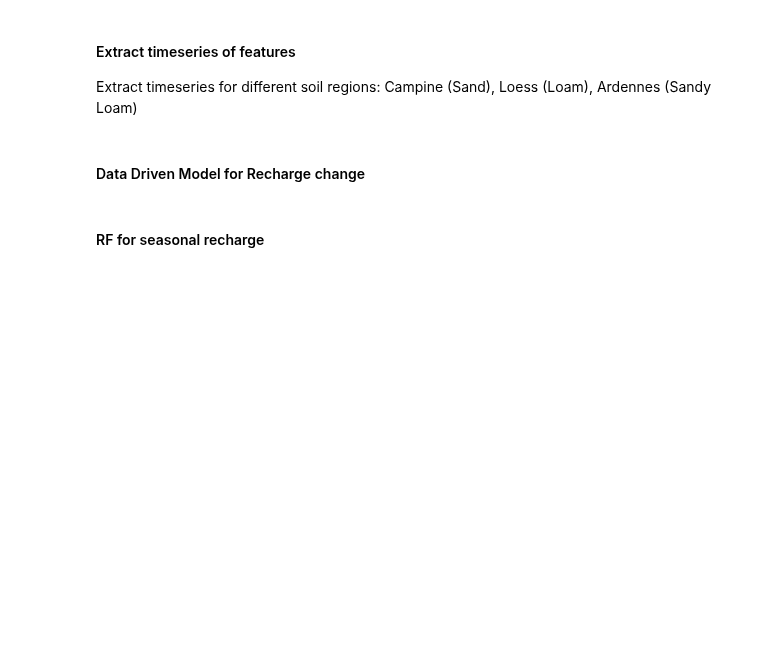
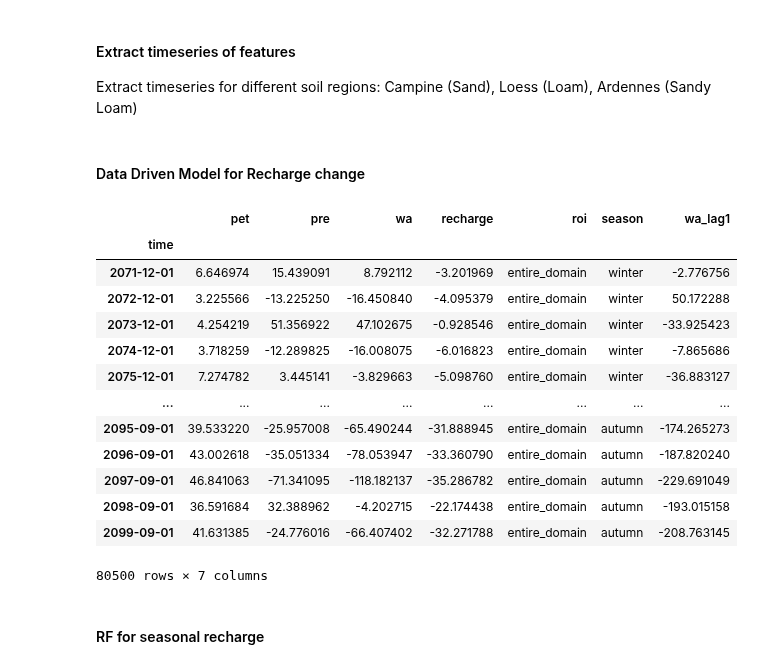
Before and after one commit to klekarkar/pre_post_process_mHM, a Jupyter notebook: recharge_attribution.ipynb, the cells around one changed output. Saved outputs shown, nothing was run; the diff lists cells and outputs as text; code cells hidden in the pictures; blank space fills up the shorter version.

```diff
--- a/recharge_attribution.ipynb
+++ b/recharge_attribution.ipynb
@@ -376,6 +377,23 @@ df_train = pd.concat(df_train_list, axis=0)
 #select the remaining for testing
 df_test_list = [lagged_seasonal_df_list[i] for i in range(len(lagged_seasonal_df_list)) if i not in pixel_indices]
 df_test = pd.concat(df_test_list, axis=0)
+# %%
+df_train
+# %% [output]
+|  | pet | pre | wa | recharge | roi | season | wa_lag1 |
+| time |  |  |  |  |  |  |  |
+| 2071-12-01 | 6.646974 | 15.439091 | 8.792112 | -3.201969 | entire_domain | winter | -2.776756 |
+| 2072-12-01 | 3.225566 | -13.225250 | -16.450840 | -4.095379 | entire_domain | winter | 50.172288 |
+| 2073-12-01 | 4.254219 | 51.356922 | 47.102675 | -0.928546 | entire_domain | winter | -33.925423 |
+| 2074-12-01 | 3.718259 | -12.289825 | -16.008075 | -6.016823 | entire_domain | winter | -7.865686 |
+| 2075-12-01 | 7.274782 | 3.445141 | -3.829663 | -5.098760 | entire_domain | winter | -36.883127 |
+| ... | ... | ... | ... | ... | ... | ... | ... |
+| 2095-09-01 | 39.533220 | -25.957008 | -65.490244 | -31.888945 | entire_domain | autumn | -174.265273 |
+| 2096-09-01 | 43.002618 | -35.051334 | -78.053947 | -33.360790 | entire_domain | autumn | -187.820240 |
+| 2097-09-01 | 46.841063 | -71.341095 | -118.182137 | -35.286782 | entire_domain | autumn | -229.691049 |
+| 2098-09-01 | 36.591684 | 32.388962 | -4.202715 | -22.174438 | entire_domain | autumn | -193.015158 |
+| 2099-09-01 | 41.631385 | -24.776016 | -66.407402 | -32.271788 | entire_domain | autumn | -208.763145 |
+80500 rows × 7 columns
 # %% [markdown]
 #### RF for seasonal recharge
 # %%
```
Also changed, not shown: parts of 8 cells of this notebook.
